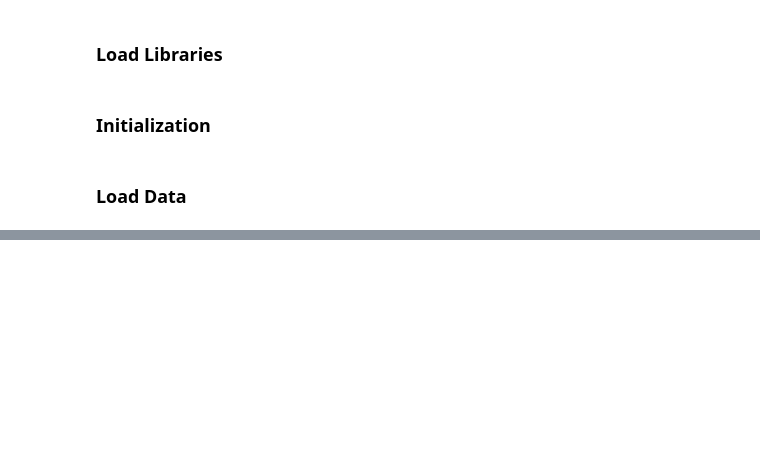
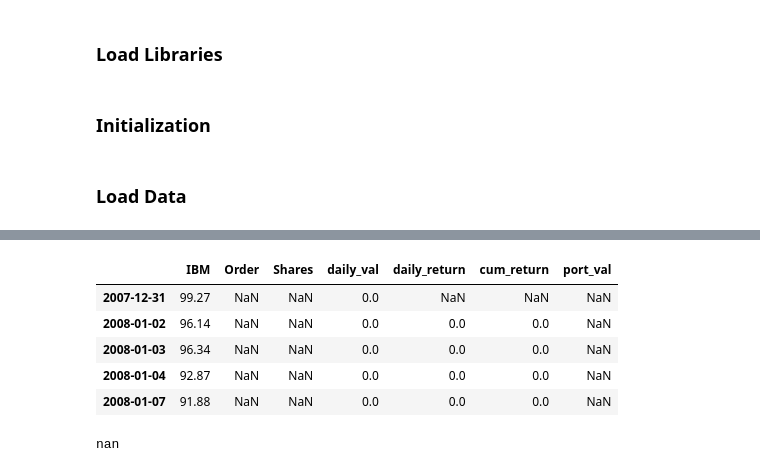
Before and after one commit to Carmine977/trading-strategy, a Jupyter notebook: back-testing.ipynb, the cells around one changed output, grey strips where cells are left out. Saved outputs shown, nothing was run; the diff lists cells and outputs as text; code cells hidden in the pictures; blank space fills up the shorter version.

```diff
--- a/back-testing.ipynb
+++ b/back-testing.ipynb
@@ -103,0 +108,16 @@ plot_data(df_temp)
+# %%
+df.head()
+# %% [output]
+|  | IBM | Order | Shares | daily_val | daily_return | cum_return | port_val |
+| 2007-12-31 | 99.27 | NaN | NaN | 0.0 | NaN | NaN | NaN |
+| 2008-01-02 | 96.14 | NaN | NaN | 0.0 | 0.0 | 0.0 | NaN |
+| 2008-01-03 | 96.34 | NaN | NaN | 0.0 | 0.0 | 0.0 | NaN |
+| 2008-01-04 | 92.87 | NaN | NaN | 0.0 | 0.0 | 0.0 | NaN |
+| 2008-01-07 | 91.88 | NaN | NaN | 0.0 | 0.0 | 0.0 | NaN |
+# %%
+from utils.util import compute_daily_returns, compute_sharpe_ratio, compute_cumulative_returns
+daily_ret = compute_daily_returns(df['port_val'])
+compute_sharpe_ratio(df['port_val'])
+compute_cumulative_returns(df['port_val'])
+# %% [output]
+nan
```
Also changed, not shown: parts of 13 cells of this notebook, 5 other files.
